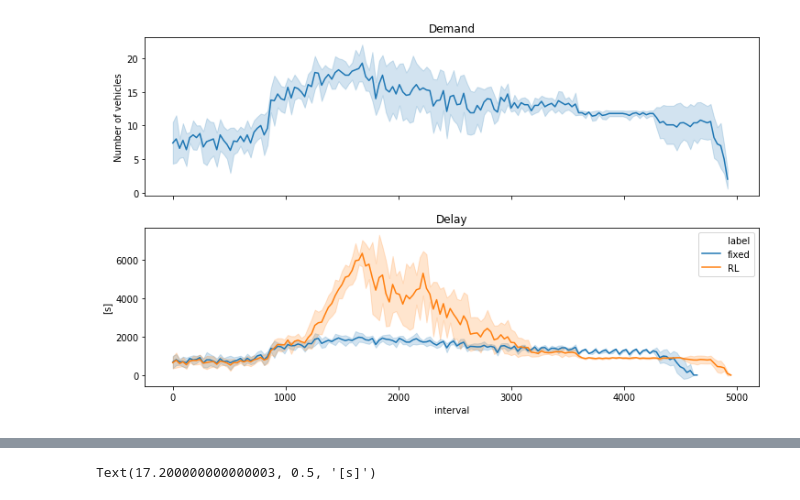
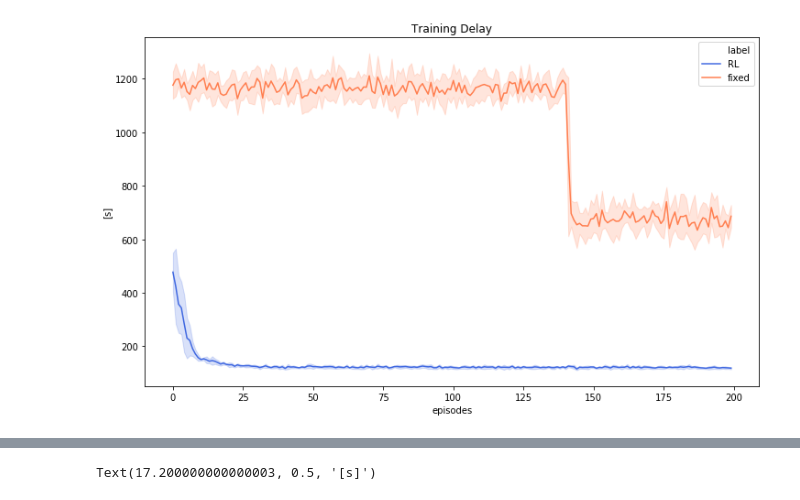
Before and after one commit to jrdmose/MS_Transports_RL, a Jupyter notebook: Scripts/Simple_Cross/cross_RL/Plotting.ipynb, the cells around one changed output, grey strips where cells are left out. Drawn from its saved outputs; the diff is of its cells as text; code cells hidden in the pictures.

Commit message:
fine tune complex net

```diff
--- a/Scripts/Simple_Cross/cross_RL/Plotting.ipynb
+++ b/Scripts/Simple_Cross/cross_RL/Plotting.ipynb
@@ -5,5 +5,8 @@ import os
 import pandas as pd
 import seaborn as sns
 import matplotlib.pyplot as plt
+import itertools as it
+
+plt.rcParams['figure.figsize'] = (12,7)
 # %%
 ## Tuning demand
@@ -102 +167,29 @@ def plot_evaluation(path, labels = None ):
     #fig.show()
+# %%
+def plot_training(path):
+
+    path = os.path.join(path,'GS_results.json')
+
+    res = pd.DataFrame()
+
+    with open(path) as file:
+        data = json.load(file)
+        for run in data['results']:
+            train_data = pd.DataFrame(run[ "train_data"])
+            train_data[ "run "] = run[ "run"]
+            res = pd.concat([res,train_data], ignore_index= True)
+
+    ax = sns.lineplot(x = 'ep_id',
+             y = 'av_delay',
+             ci = 'sd',
+             data = res,
+             hue = 'label',
+             legend = 'brief',
+             palette = ["royalblue","coral"])
+
+    ax.set_title("Training Delay");
+    ax.set_ylabel("[s]")
+    ax.set_xlabel("episodes")
+# %%
+# Path of the set of runs
+path = "../Experiment_results/Complex_run_4_reproduce"
@@ -103,4 +200,4 @@ def plot_evaluation(path, labels = None ):
 # %%
-plot_evaluation(path)
+plot_training(path)
 # %% [output]
-[figure, old version]
+[figure, new version]
```
Also changed, not shown: parts of 9 cells of this notebook, 3 other files.
